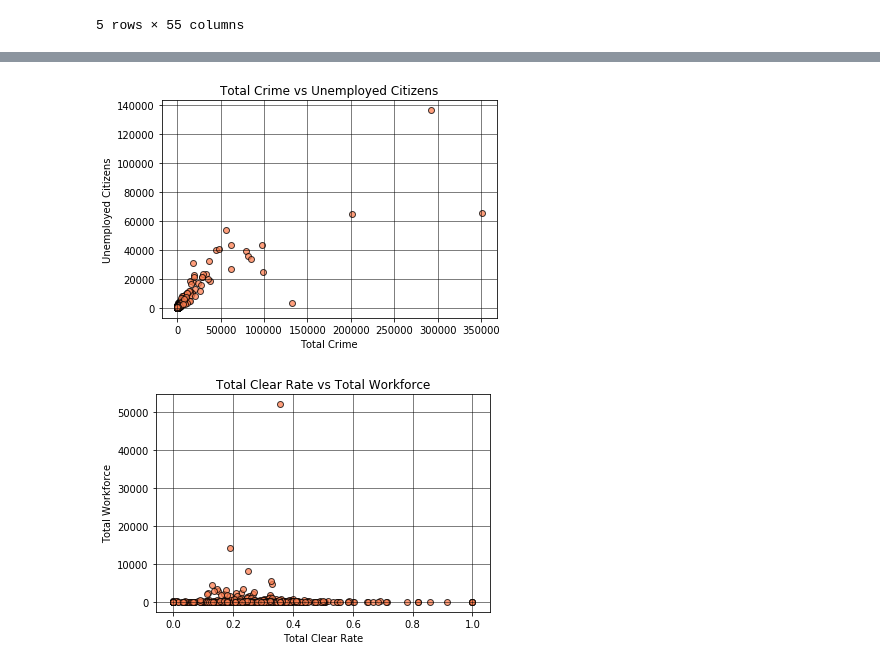
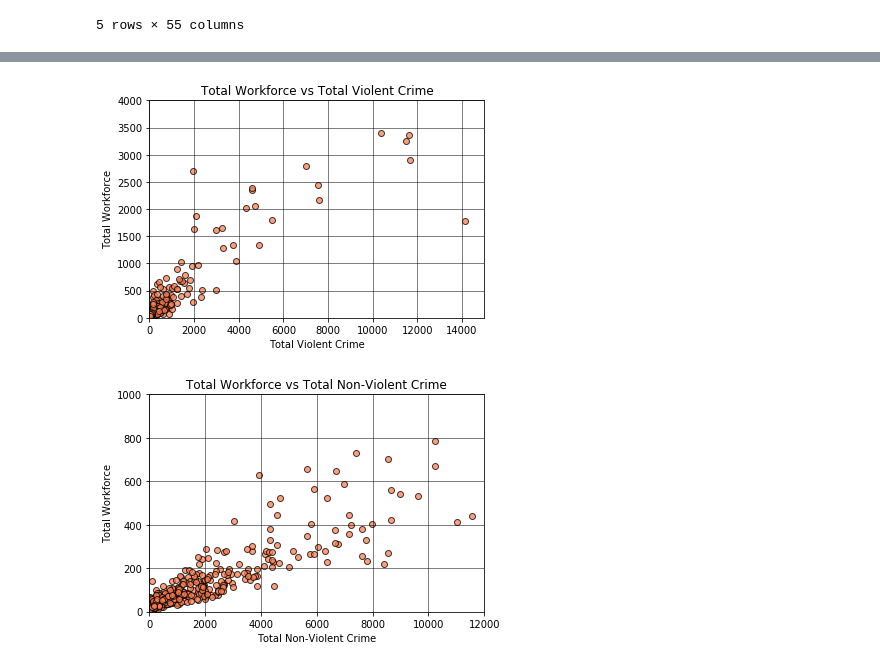
Before and after one commit to swbrummund/Project.01, a Jupyter notebook: Data_Analysis/CreatePlots.ipynb, the cells around one changed output, grey strips where cells are left out. Saved outputs shown, nothing was run; the diff lists cells and outputs as text; code cells hidden in the pictures.

```diff
--- a/Data_Analysis/CreatePlots.ipynb
+++ b/Data_Analysis/CreatePlots.ipynb
@@ -97,29 +177,31 @@ plt.grid(color="black",linestyle="-",linewidth=0.5)
 # %%
 #fbi_census_df
 
-x_axis = fbi_census_df["Total Crime"]
-y_axis = fbi_census_df["Unemployed Citizens"]
+x_axis = fbi_census_df["Total Violent Crime"]
+y_axis = fbi_census_df["Total Workforce"]
 #size = fbi_census_df["Population"]
 
 
 # Build the scatter plots for each city types
 
 plt.scatter(x_axis,y_axis,facecolors="coral",edgecolors="black",alpha=0.75)
 
 # Incorporate the other graph properties
 
-plt.title("Total Crime vs Unemployed Citizens")
-plt.xlabel("Total Crime")
-plt.ylabel("Unemployed Citizens")
+plt.title("Total Workforce vs Total Violent Crime")
+plt.ylabel("Total Workforce")
+plt.xlabel("Total Violent Crime")
+plt.xlim(-1,15000)
+plt.ylim(-1,4000)
 
 
 plt.grid(color="black",linestyle="-",linewidth=0.5)
 # %% [output]
-[figure, old version]
+[figure, new version]
 # %%
 #fbi_census_df
 
-x_axis = fbi_census_df["Total Clear Rate"]
+x_axis = fbi_census_df["Total Non-Violent Crime"]
 y_axis = fbi_census_df["Total Workforce"]
 #size = fbi_census_df["Population"]
 
@@ -130,11 +212,13 @@ plt.scatter(x_axis,y_axis,facecolors="coral",edgecolors="black",alpha=0.75)
 
 # Incorporate the other graph properties
 
-plt.title("Total Clear Rate vs Total Workforce")
-plt.xlabel("Total Clear Rate")
+plt.title("Total Workforce vs Total Non-Violent Crime")
 plt.ylabel("Total Workforce")
+plt.xlabel("Total Non-Violent Crime")
+plt.xlim(-1,12000)
+plt.ylim(-1,1000)
 
 
 plt.grid(color="black",linestyle="-",linewidth=0.5)
 # %% [output]
-[figure, old version]
+[figure, new version]
```
Also changed, not shown: parts of 12 cells of this notebook, 1 other file.
